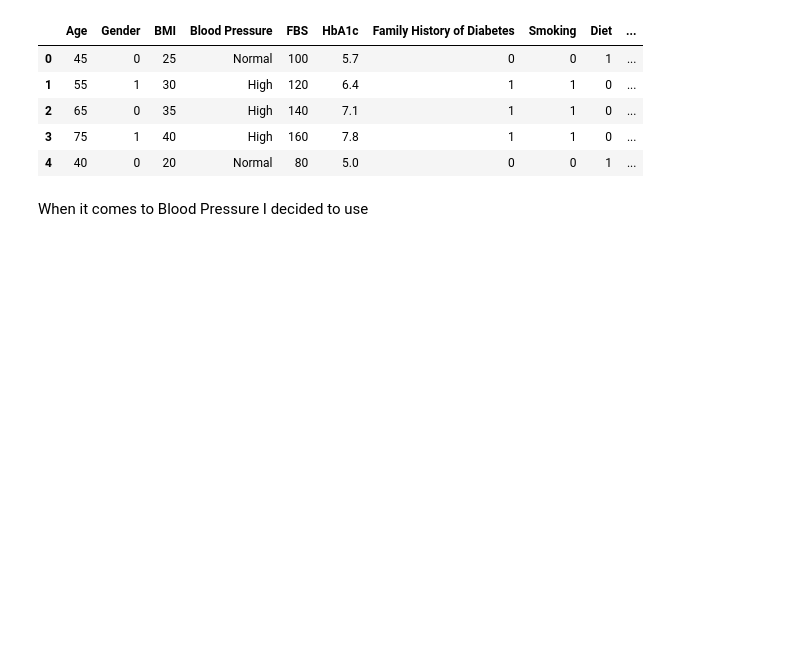
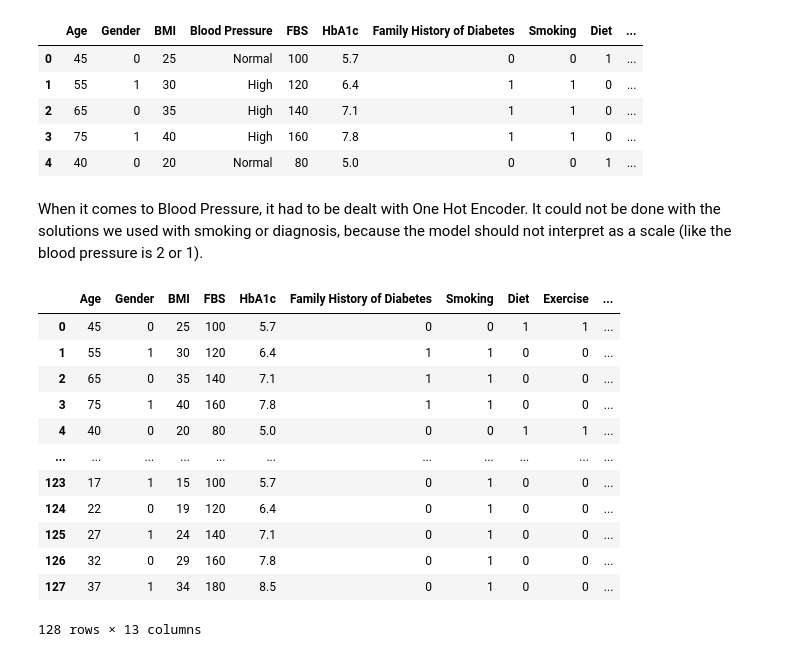
Before and after one commit to Justynaach/data-science-projects, a Jupyter notebook: sugar_levels_/data_analysys.ipynb, the cells around one changed output. Drawn from its saved outputs; the diff is of its cells as text; code cells hidden in the pictures; blank space fills up the shorter version.

```diff
--- a/sugar_levels_/data_analysys.ipynb
+++ b/sugar_levels_/data_analysys.ipynb
@@ -73,5 +79,27 @@ df.head() #also checking
 | 2 | 65 | 0 | 35 | High | 140 | 7.1 | 1 | 1 | 0 | ... |
 | 3 | 75 | 1 | 40 | High | 160 | 7.8 | 1 | 1 | 0 | ... |
 | 4 | 40 | 0 | 20 | Normal | 80 | 5.0 | 0 | 0 | 1 | ... |
-# %% [markdown]
-When it comes to Blood Pressure I decided to use
+# %% [markdown]
+When it comes to Blood Pressure, it had to be dealt with One Hot Encoder. It could not be done with the solutions we used with smoking or diagnosis, because the model should not interpret as a scale (like the blood pressure is 2 or 1).
+# %%
+enc=OneHotEncoder(sparse_output=False)
+data=enc.fit_transform(df[["Blood Pressure"]]) #2D format
+col_names=enc.get_feature_names_out(["Blood Pressure"])
+
+data_fr_bp=pd.DataFrame(data, columns=col_names, index=df.index)
+df=pd.concat([df.drop('Blood Pressure', axis=1), data_fr_bp], axis=1)
+df
+# %% [output]
+|  | Age | Gender | BMI | FBS | HbA1c | Family History of Diabetes | Smoking | Diet | Exercise | ... |
+| 0 | 45 | 0 | 25 | 100 | 5.7 | 0 | 0 | 1 | 1 | ... |
+| 1 | 55 | 1 | 30 | 120 | 6.4 | 1 | 1 | 0 | 0 | ... |
+| 2 | 65 | 0 | 35 | 140 | 7.1 | 1 | 1 | 0 | 0 | ... |
+| 3 | 75 | 1 | 40 | 160 | 7.8 | 1 | 1 | 0 | 0 | ... |
+| 4 | 40 | 0 | 20 | 80 | 5.0 | 0 | 0 | 1 | 1 | ... |
+| ... | ... | ... | ... | ... | ... | ... | ... | ... | ... | ... |
+| 123 | 17 | 1 | 15 | 100 | 5.7 | 0 | 1 | 0 | 0 | ... |
+| 124 | 22 | 0 | 19 | 120 | 6.4 | 0 | 1 | 0 | 0 | ... |
+| 125 | 27 | 1 | 24 | 140 | 7.1 | 0 | 1 | 0 | 0 | ... |
+| 126 | 32 | 0 | 29 | 160 | 7.8 | 0 | 1 | 0 | 0 | ... |
+| 127 | 37 | 1 | 34 | 180 | 8.5 | 0 | 1 | 0 | 0 | ... |
+128 rows × 13 columns
```
Also changed, not shown: parts of 14 cells of this notebook, 1 other file.
